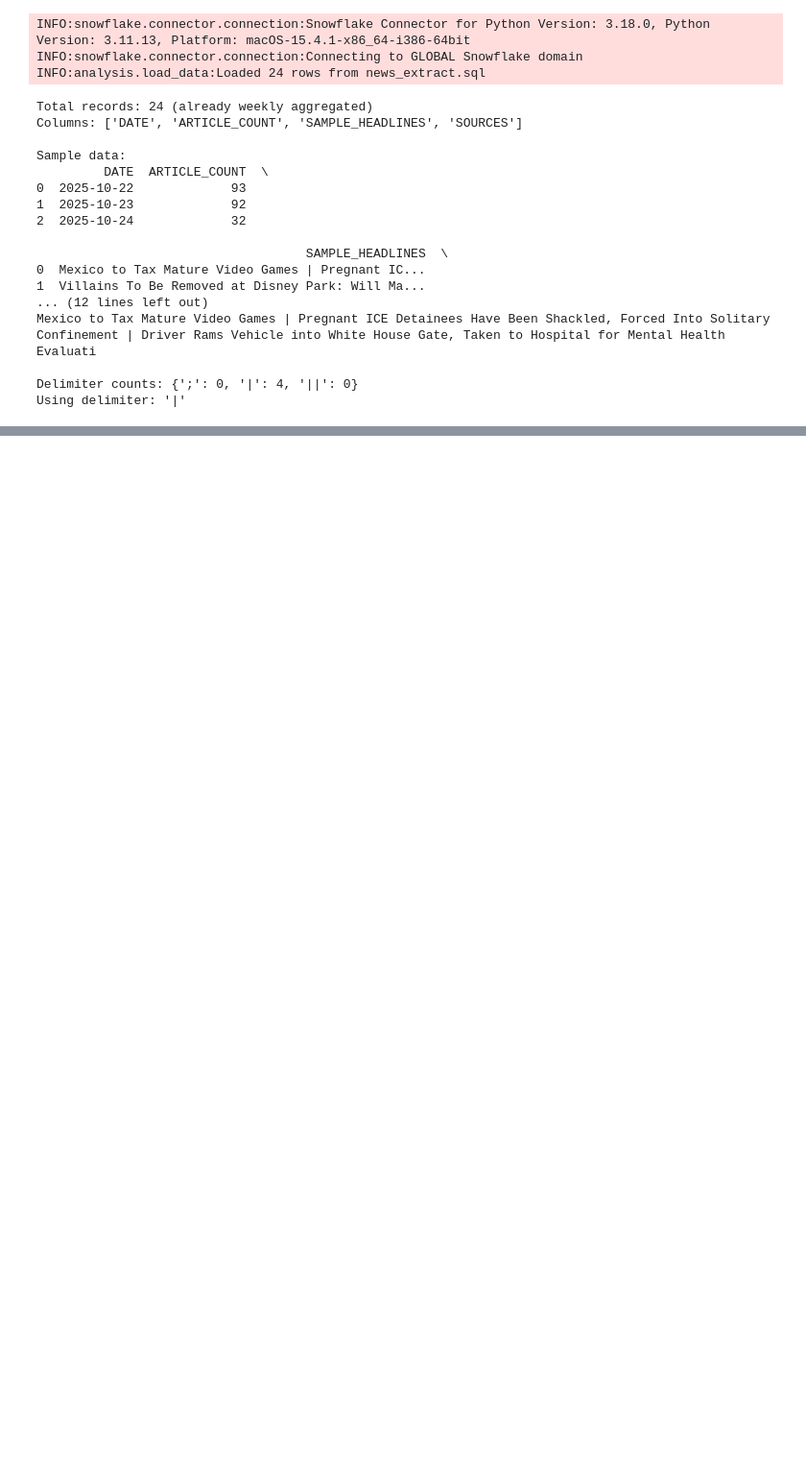
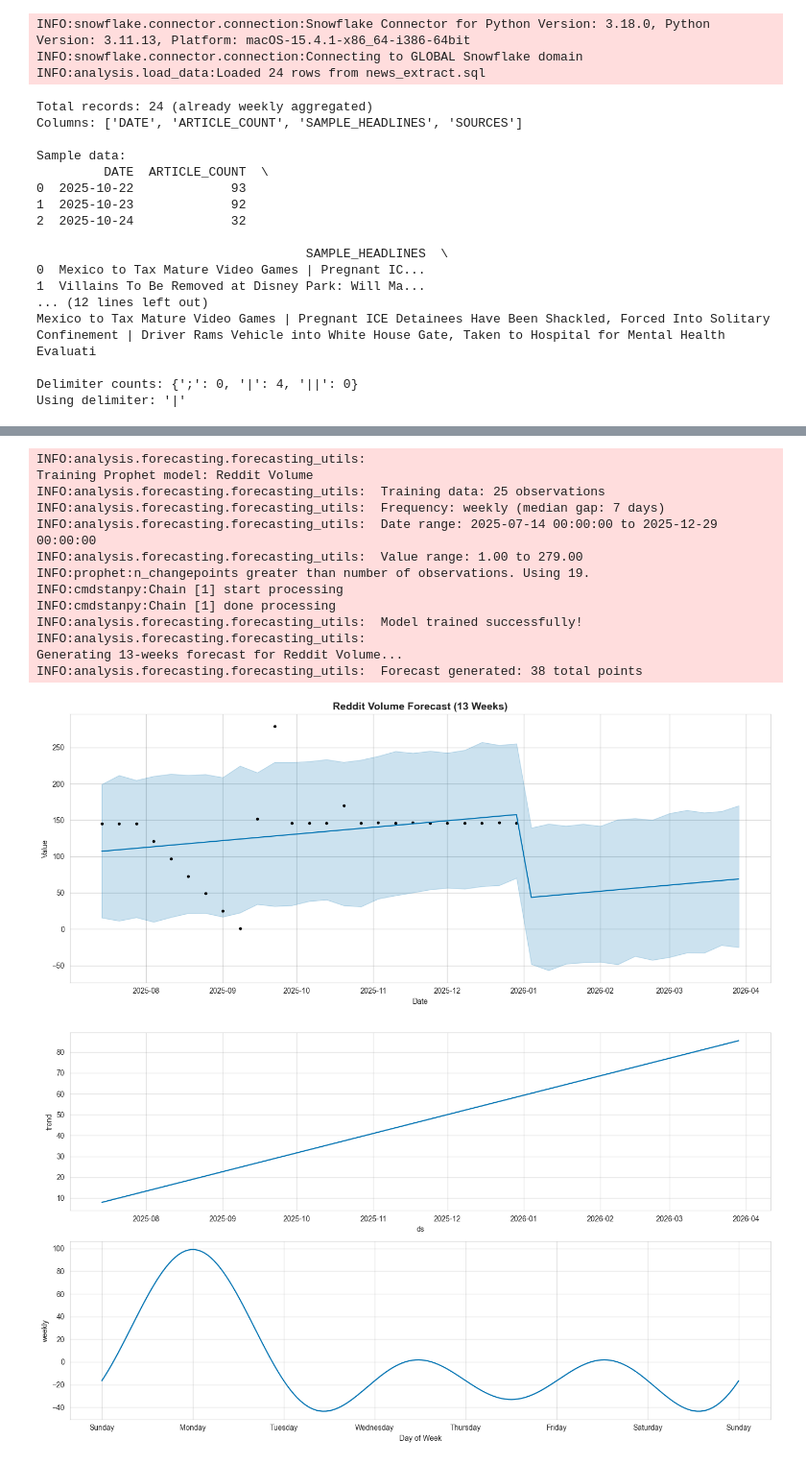
Before and after one commit to atremante26/MindPulseAI, a Jupyter notebook: analysis/forecasting/trend_forecasting.ipynb, the cells around one changed output, grey strips where cells are left out. Shown at 96% size. Drawn from its saved outputs; the diff is of its cells as text; code cells hidden in the pictures; blank space fills up the shorter version.

Commit message:
Finalized forecasting models

```diff
--- a/analysis/forecasting/trend_forecasting.ipynb
+++ b/analysis/forecasting/trend_forecasting.ipynb
@@ -450,2 +461,56 @@ Sentiment Comparison:
 # %%
 # Train Reddit Volume Model
+reddit_volume_model, reddit_volume_data, reddit_vol_freq = train_prophet(
+    df=weekly_reddit,
+    pred_col='volume',
+    model_name='Reddit Volume',
+    config=FORECASTING_CONFIG['prophet']
+)
+
+# Generate forecast
+forecast_periods = FORECASTING_CONFIG['forecast_horizon_weeks']
+reddit_volume_forecast = predict_prophet(
+    model=reddit_volume_model,
+    periods=forecast_periods,
+    model_name='Reddit Volume',
+    freq=reddit_vol_freq
+)
+
+# Plot forecast
+plot_forecast(
+    model=reddit_volume_model,
+    forecast=reddit_volume_forecast,
+    title=f'Reddit Volume Forecast ({forecast_periods} Weeks)',
+    figsize=(14, 6)
+)
+
+# Plot components
+plot_components(
+    model=reddit_volume_model,
+    forecast=reddit_volume_forecast,
+    figsize=(14, 8)
+)
+
+# Evaluate
+reddit_volume_metrics = evaluate_prophet(
+    model=reddit_volume_model,
+    prophet_df=reddit_volume_data,
+    forecast=reddit_volume_forecast,
+    use_cv=False
+)
+# %% [output]
+INFO:analysis.forecasting.forecasting_utils:
+Training Prophet model: Reddit Volume
+INFO:analysis.forecasting.forecasting_utils:  Training data: 25 observations
+INFO:analysis.forecasting.forecasting_utils:  Frequency: weekly (median gap: 7 days)
+INFO:analysis.forecasting.forecasting_utils:  Date range: 2025-07-14 00:00:00 to 2025-12-29 00:00:00
+INFO:analysis.forecasting.forecasting_utils:  Value range: 1.00 to 279.00
+INFO:prophet:n_changepoints greater than number of observations. Using 19.
+INFO:cmdstanpy:Chain [1] start processing
+INFO:cmdstanpy:Chain [1] done processing
+INFO:analysis.forecasting.forecasting_utils:  Model trained successfully!
+INFO:analysis.forecasting.forecasting_utils:
+Generating 13-weeks forecast for Reddit Volume...
+INFO:analysis.forecasting.forecasting_utils:  Forecast generated: 38 total points
+[figure, added]
+[figure, added]
```
Also changed, not shown: parts of 26 cells of this notebook, 12 other files.
